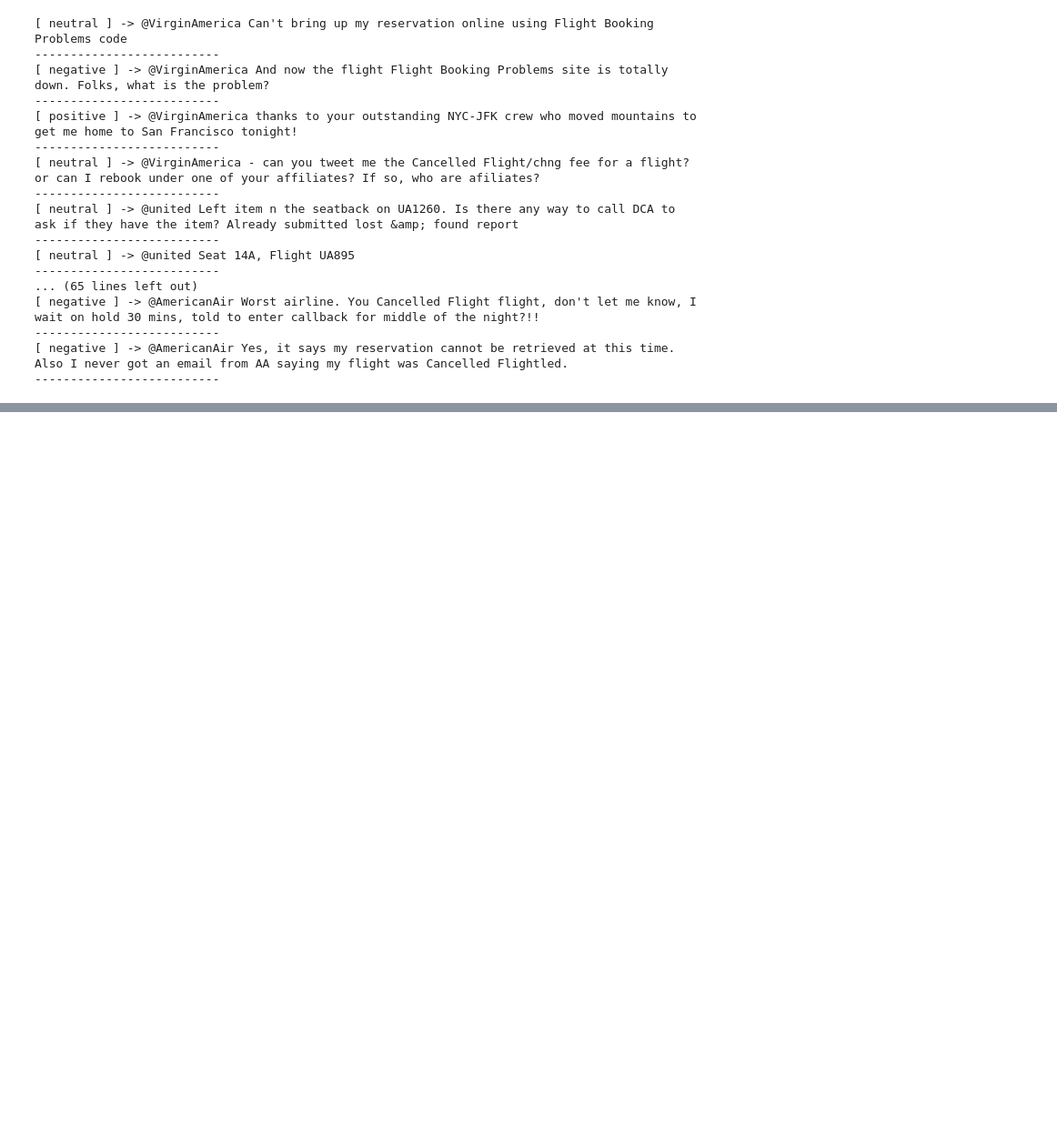
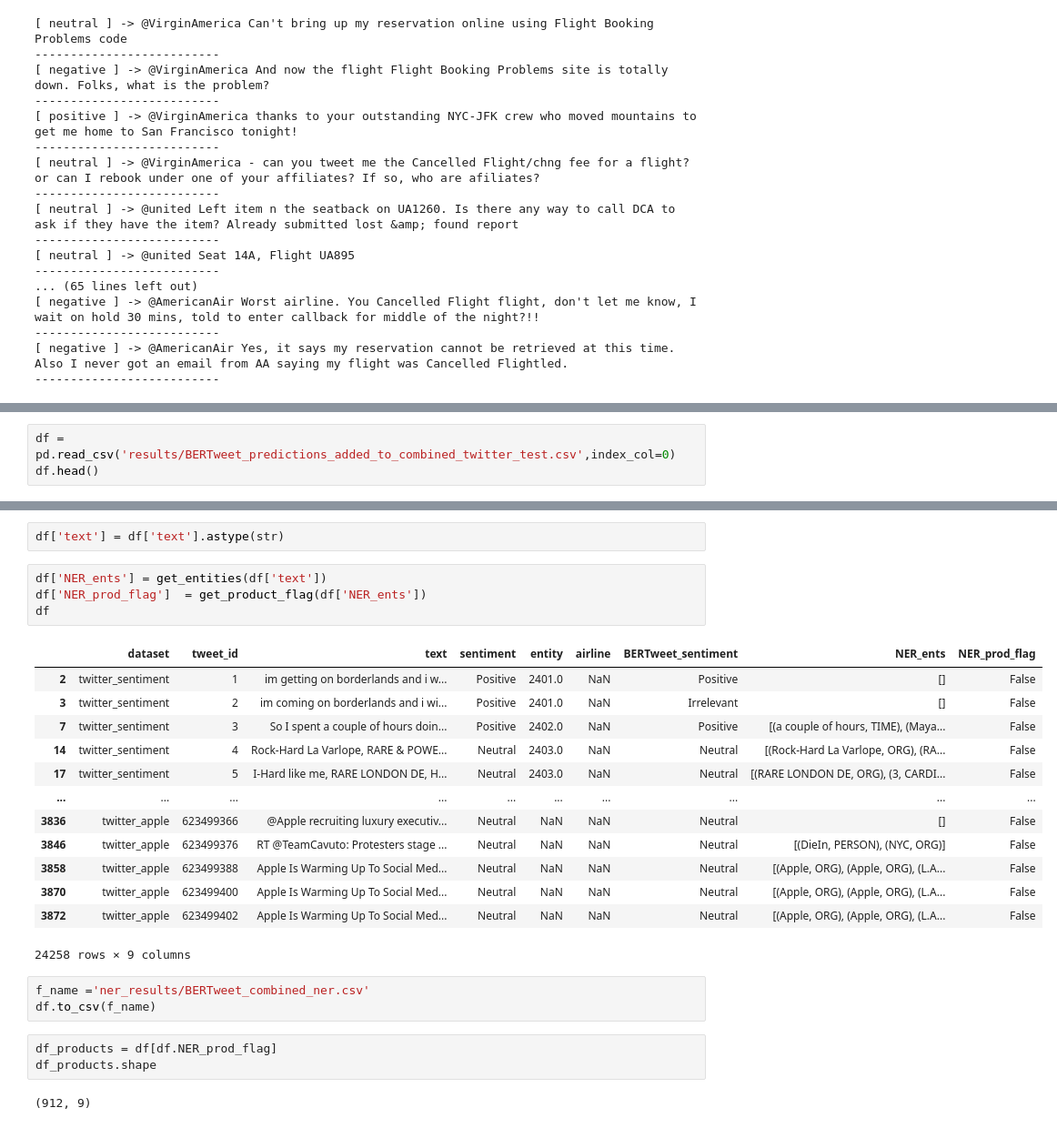
Before and after one commit to vicaranq/CS224-final-project, a Jupyter notebook: NER_exploration.ipynb, the cells around one changed output, grey strips where cells are left out. Shown: that part at 91% size. Cells and saved outputs as stored; diff of their text form; blank space fills up the shorter version.

Commit message:
NER results on combined and twitter datasets

```diff
--- a/NER_exploration.ipynb
+++ b/NER_exploration.ipynb
@@ -264,0 +328,3 @@ for sentiment, tweet in zip(df_products['sentiment'], df_products['text']):
+# %%
+df = pd.read_csv('results/BERTweet_predictions_added_to_combined_twitter_test.csv',index_col=0)
+df.head()
@@ -264,0 +338,28 @@ for sentiment, tweet in zip(df_products['sentiment'], df_products['text']):
+# %%
+df['text'] = df['text'].astype(str)
+# %%
+df['NER_ents'] = get_entities(df['text'])
+df['NER_prod_flag']  = get_product_flag(df['NER_ents'])
+df
+# %% [output]
+|  | dataset | tweet_id | text | sentiment | entity | airline | BERTweet_sentiment | NER_ents | NER_prod_flag |
+| 2 | twitter_sentiment | 1 | im getting on borderlands and i w... | Positive | 2401.0 | NaN | Positive | [] | False |
+| 3 | twitter_sentiment | 2 | im coming on borderlands and i wi... | Positive | 2401.0 | NaN | Irrelevant | [] | False |
+| 7 | twitter_sentiment | 3 | So I spent a couple of hours doin... | Positive | 2402.0 | NaN | Positive | [(a couple of hours, TIME), (Maya... | False |
+| 14 | twitter_sentiment | 4 | Rock-Hard La Varlope, RARE & POWE... | Neutral | 2403.0 | NaN | Neutral | [(Rock-Hard La Varlope, ORG), (RA... | False |
+| 17 | twitter_sentiment | 5 | I-Hard like me, RARE LONDON DE, H... | Neutral | 2403.0 | NaN | Neutral | [(RARE LONDON DE, ORG), (3, CARDI... | False |
+| ... | ... | ... | ... | ... | ... | ... | ... | ... | ... |
+| 3836 | twitter_apple | 623499366 | @Apple recruiting luxury executiv... | Neutral | NaN | NaN | Neutral | [] | False |
+| 3846 | twitter_apple | 623499376 | RT @TeamCavuto: Protesters stage ... | Neutral | NaN | NaN | Neutral | [(DieIn, PERSON), (NYC, ORG)] | False |
+| 3858 | twitter_apple | 623499388 | Apple Is Warming Up To Social Med... | Neutral | NaN | NaN | Neutral | [(Apple, ORG), (Apple, ORG), (L.A... | False |
+| 3870 | twitter_apple | 623499400 | Apple Is Warming Up To Social Med... | Neutral | NaN | NaN | Neutral | [(Apple, ORG), (Apple, ORG), (L.A... | False |
+| 3872 | twitter_apple | 623499402 | Apple Is Warming Up To Social Med... | Neutral | NaN | NaN | Neutral | [(Apple, ORG), (Apple, ORG), (L.A... | False |
+24258 rows × 9 columns
+# %%
+f_name ='ner_results/BERTweet_combined_ner.csv'
+df.to_csv(f_name)
+# %%
+df_products = df[df.NER_prod_flag]
+df_products.shape
+# %% [output]
+(912, 9)
```
Also changed, not shown: parts of 10 cells of this notebook, 2 other files.
